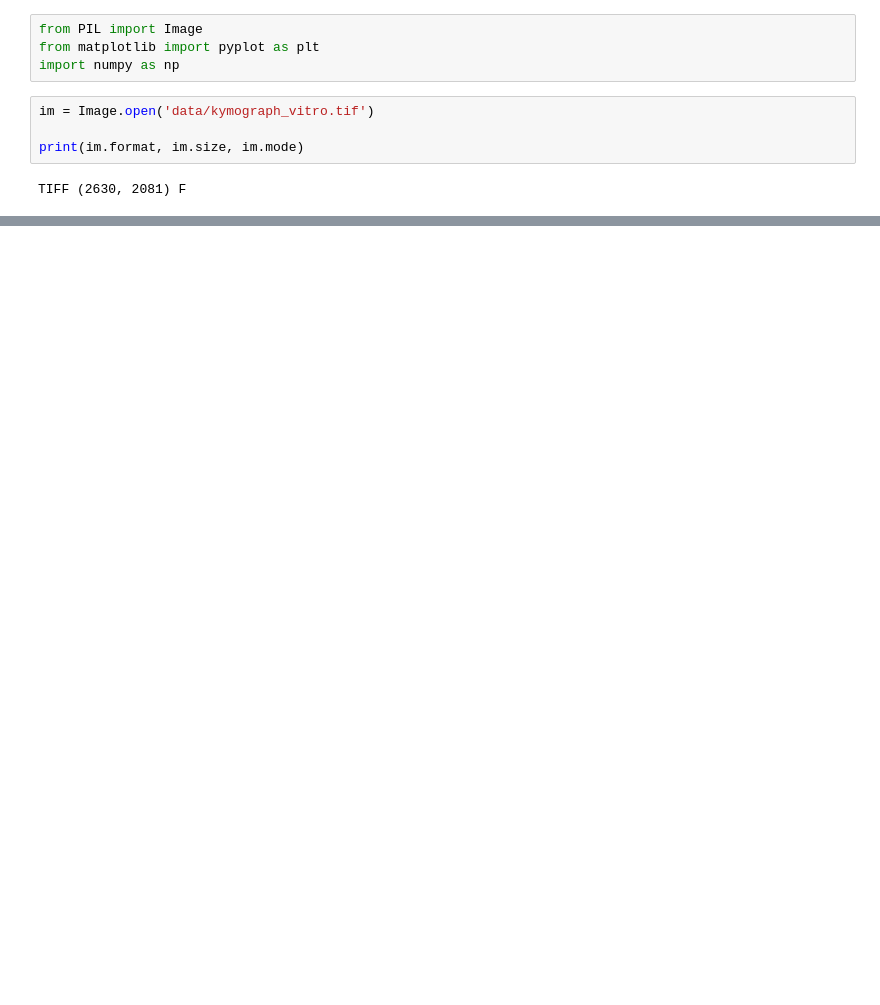
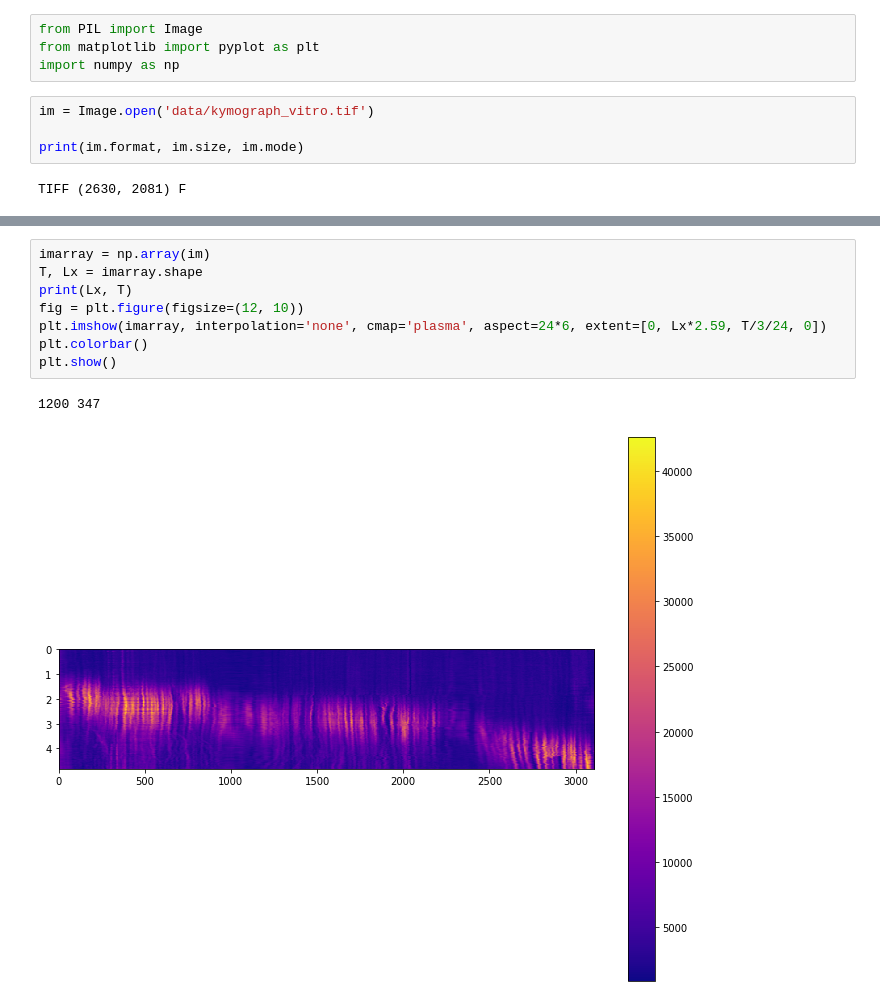
Before and after one commit to Irene-Li/kuramoto, a Jupyter notebook: kymograph.ipynb, the cells around one changed output, grey strips where cells are left out. Cells and saved outputs as stored; diff of their text form; blank space fills up the shorter version.

```diff
--- a/kymograph.ipynb
+++ b/kymograph.ipynb
@@ -21,0 +28,11 @@ plt.show()
+# %%
+imarray = np.array(im)
+T, Lx = imarray.shape
+print(Lx, T)
+fig = plt.figure(figsize=(12, 10))
+plt.imshow(imarray, interpolation='none', cmap='plasma', aspect=24*6, extent=[0, Lx*2.59, T/3/24, 0])
+plt.colorbar()
+plt.show()
+# %% [output]
+1200 347
+[figure, added]
```
Also changed, not shown: parts of 2 cells of this notebook, 3 other files.
